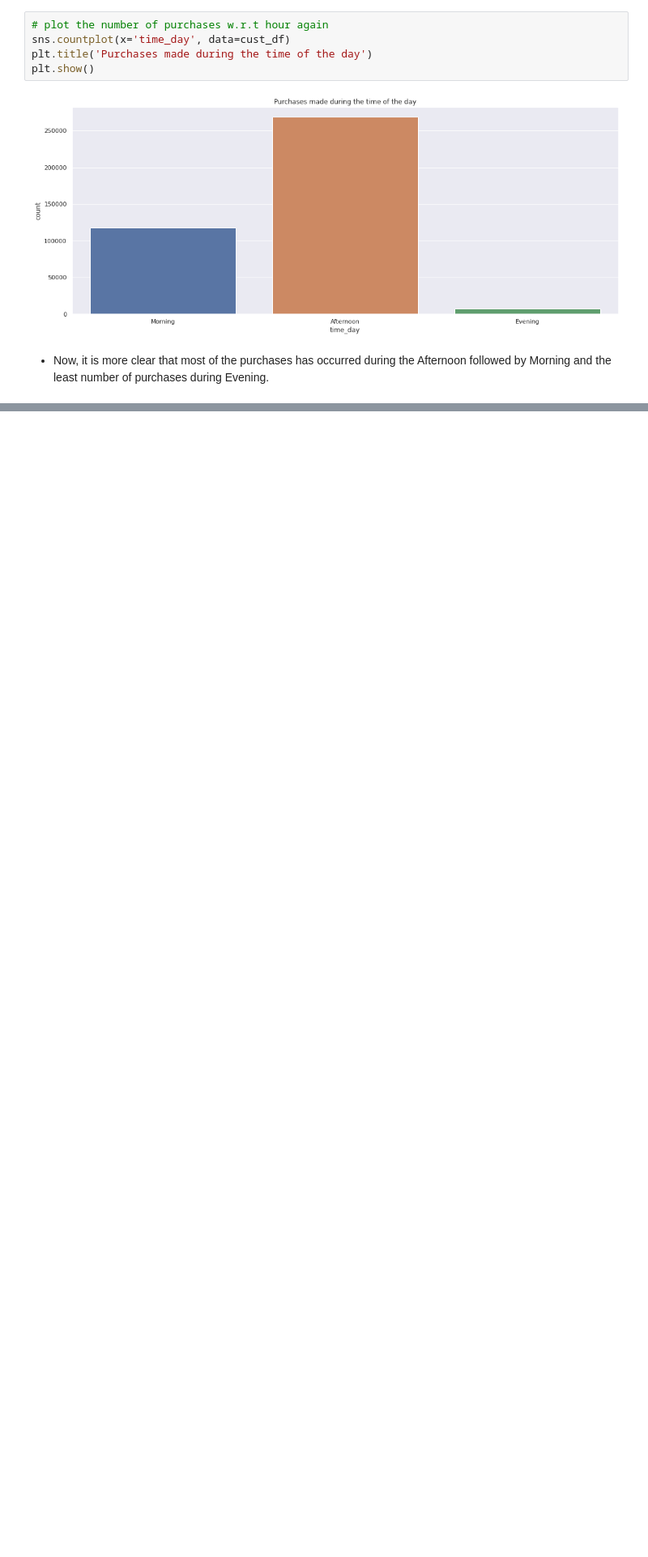
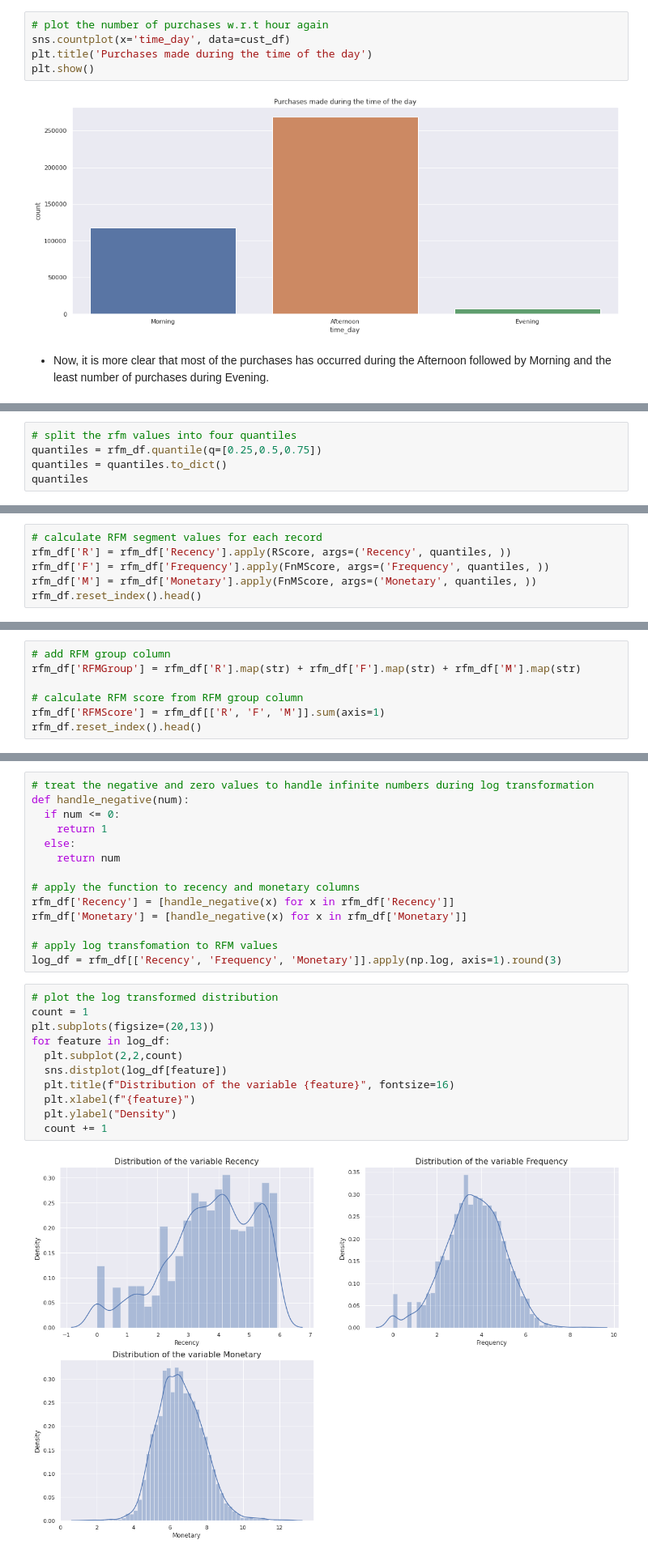
Before and after one commit to Rudrajit12/Online-Retail-Customer-Segmentation, a Jupyter notebook: Online_Retail_Customer_Segmentation_Capstone_Project.ipynb, the cells around one changed output, grey strips where cells are left out. Shown at 81% size. Saved outputs shown, nothing was run; the diff lists cells and outputs as text; blank space fills up the shorter version.

Commit message:
RFM Segmentation done

```diff
--- a/Online_Retail_Customer_Segmentation_Capstone_Project.ipynb
+++ b/Online_Retail_Customer_Segmentation_Capstone_Project.ipynb
@@ -744,0 +842,5 @@ plt.show()
+# %%
+# split the rfm values into four quantiles
+quantiles = rfm_df.quantile(q=[0.25,0.5,0.75])
+quantiles = quantiles.to_dict()
+quantiles
@@ -744,0 +874,6 @@ plt.show()
+# %%
+# calculate RFM segment values for each record
+rfm_df['R'] = rfm_df['Recency'].apply(RScore, args=('Recency', quantiles, ))
+rfm_df['F'] = rfm_df['Frequency'].apply(FnMScore, args=('Frequency', quantiles, ))
+rfm_df['M'] = rfm_df['Monetary'].apply(FnMScore, args=('Monetary', quantiles, ))
+rfm_df.reset_index().head()
@@ -744,0 +889,7 @@ plt.show()
+# %%
+# add RFM group column
+rfm_df['RFMGroup'] = rfm_df['R'].map(str) + rfm_df['F'].map(str) + rfm_df['M'].map(str)
+
+# calculate RFM score from RFM group column
+rfm_df['RFMScore'] = rfm_df[['R', 'F', 'M']].sum(axis=1)
+rfm_df.reset_index().head()
@@ -744,0 +905,27 @@ plt.show()
+# %%
+# treat the negative and zero values to handle infinite numbers during log transformation
+def handle_negative(num):
+  if num <= 0:
+    return 1
+  else:
+    return num
+
+# apply the function to recency and monetary columns
+rfm_df['Recency'] = [handle_negative(x) for x in rfm_df['Recency']]
+rfm_df['Monetary'] = [handle_negative(x) for x in rfm_df['Monetary']]
+
+# apply log transfomation to RFM values
+log_df = rfm_df[['Recency', 'Frequency', 'Monetary']].apply(np.log, axis=1).round(3)
+# %%
+# plot the log transformed distribution
+count = 1
+plt.subplots(figsize=(20,13))
+for feature in log_df:
+  plt.subplot(2,2,count)
+  sns.distplot(log_df[feature])
+  plt.title(f"Distribution of the variable {feature}", fontsize=16)
+  plt.xlabel(f"{feature}")
+  plt.ylabel("Density")
+  count += 1
+# %% [output]
+[figure, added]
```
Also changed, not shown: parts of 23 cells of this notebook.
